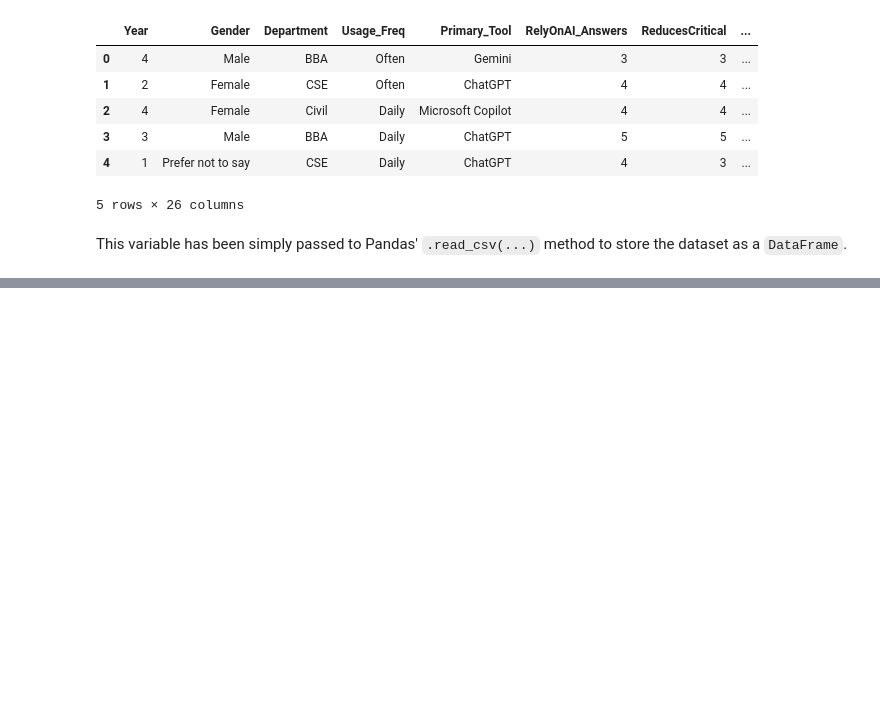
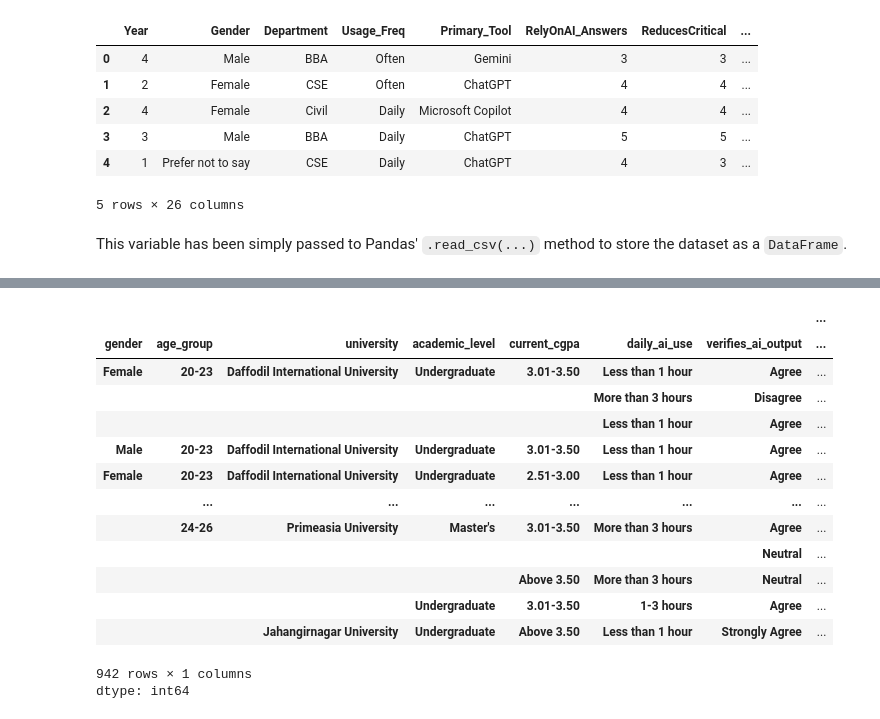
Before and after one commit to Henry6833/Henry6833.github.io, a Jupyter notebook: Milestone1.ipynb, the cells around one changed output, grey strips where cells are left out. Saved outputs shown, nothing was run; the diff lists cells and outputs as text; code cells hidden in the pictures; blank space fills up the shorter version.

Commit message:
Saving additions in dtype and statistical type analysis just in change

```diff
--- a/Milestone1.ipynb
+++ b/Milestone1.ipynb
@@ -118,0 +149,18 @@ dtype: object
+# %%
+dependency_survey.value_counts()
+# %% [output]
+|  |  |  |  |  |  |  | ... |
+| gender | age_group | university | academic_level | current_cgpa | daily_ai_use | verifies_ai_output | ... |
+| Female | 20-23 | Daffodil International University | Undergraduate | 3.01-3.50 | Less than 1 hour | Agree | ... |
+|  |  |  |  |  | More than 3 hours | Disagree | ... |
+|  |  |  |  |  | Less than 1 hour | Agree | ... |
+| Male | 20-23 | Daffodil International University | Undergraduate | 3.01-3.50 | Less than 1 hour | Agree | ... |
+| Female | 20-23 | Daffodil International University | Undergraduate | 2.51-3.00 | Less than 1 hour | Agree | ... |
+|  | ... | ... | ... | ... | ... | ... | ... |
+|  | 24-26 | Primeasia University | Master's | 3.01-3.50 | More than 3 hours | Agree | ... |
+|  |  |  |  |  |  | Neutral | ... |
+|  |  |  |  | Above 3.50 | More than 3 hours | Neutral | ... |
+|  |  |  | Undergraduate | 3.01-3.50 | 1-3 hours | Agree | ... |
+|  |  | Jahangirnagar University | Undergraduate | Above 3.50 | Less than 1 hour | Strongly Agree | ... |
+942 rows × 1 columns
+dtype: int64
```
Also changed, not shown: parts of 11 cells of this notebook.
